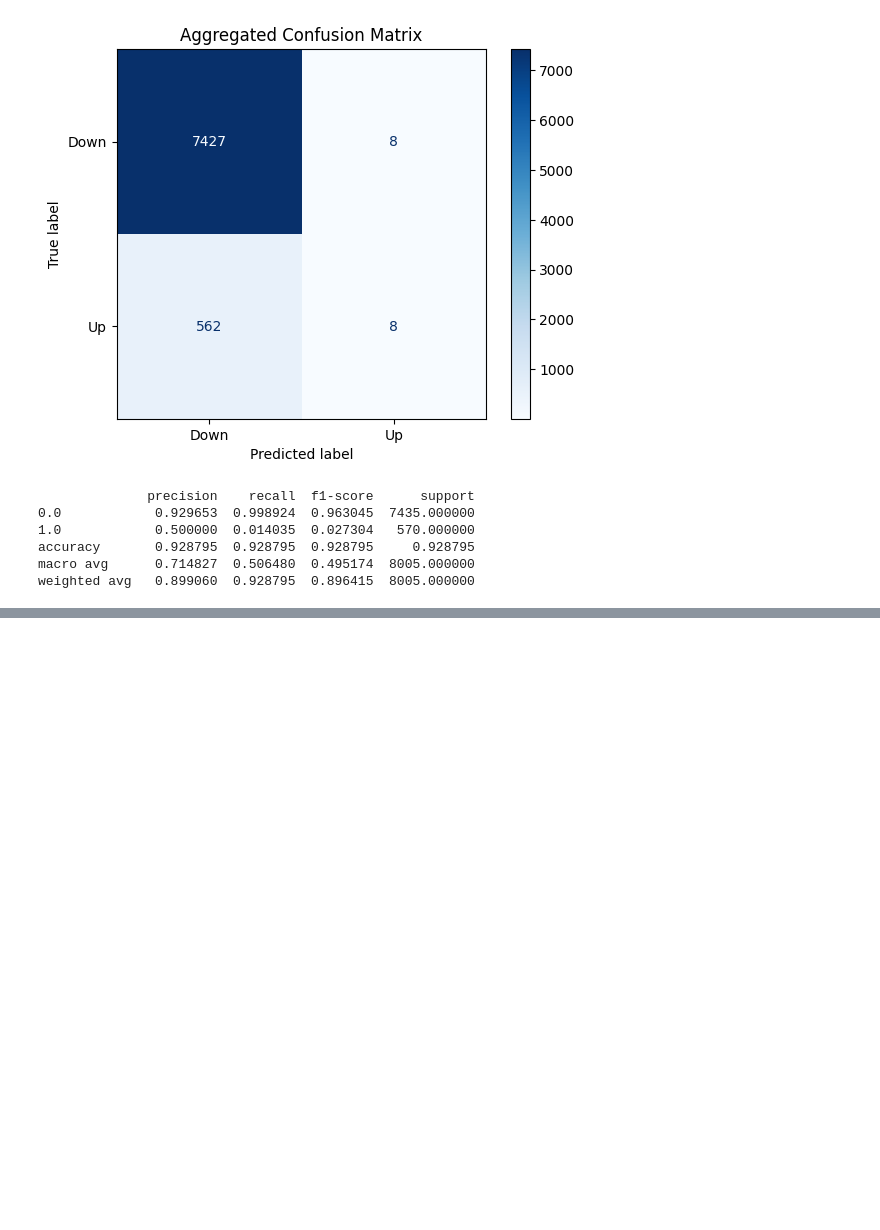
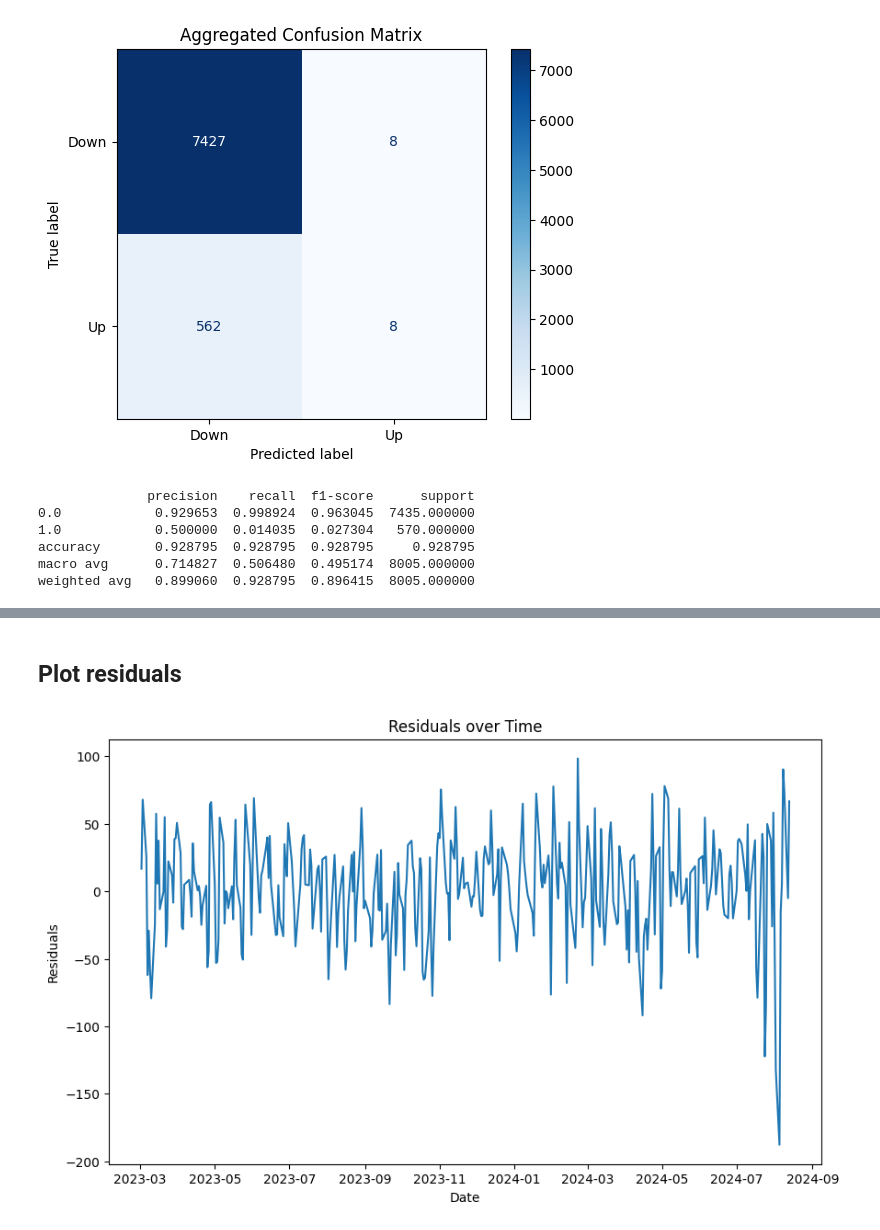
Before and after one commit to brayvid/trading-algorithm, a Jupyter notebook: sp500_forecast.ipynb, the cells around one changed output, grey strips where cells are left out. Drawn from its saved outputs; the diff is of its cells as text; code cells hidden in the pictures; blank space fills up the shorter version.

```diff
--- a/sp500_forecast.ipynb
+++ b/sp500_forecast.ipynb
@@ -2501,0 +2590,12 @@ weighted avg   0.899060  0.928795  0.896415  8005.000000
+# %% [markdown]
+## Plot residuals
+# %%
+residuals = results['y'] - results['yhat']
+plt.figure(figsize=(10, 6))
+plt.plot(results.index, residuals)
+plt.title('Residuals over Time')
+plt.xlabel('Date')
+plt.ylabel('Residuals')
+plt.show()
+# %% [output]
+[figure, added]
```
Also changed, not shown: parts of 8 cells of this notebook.
